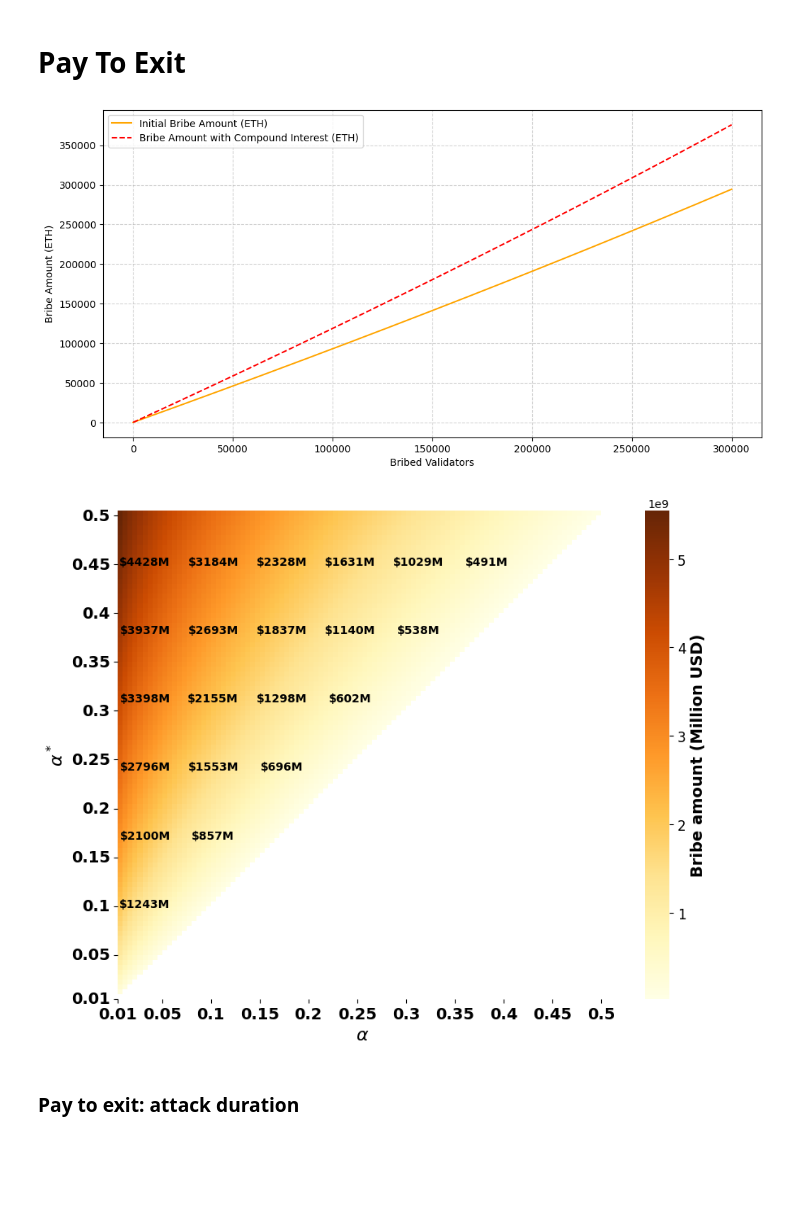
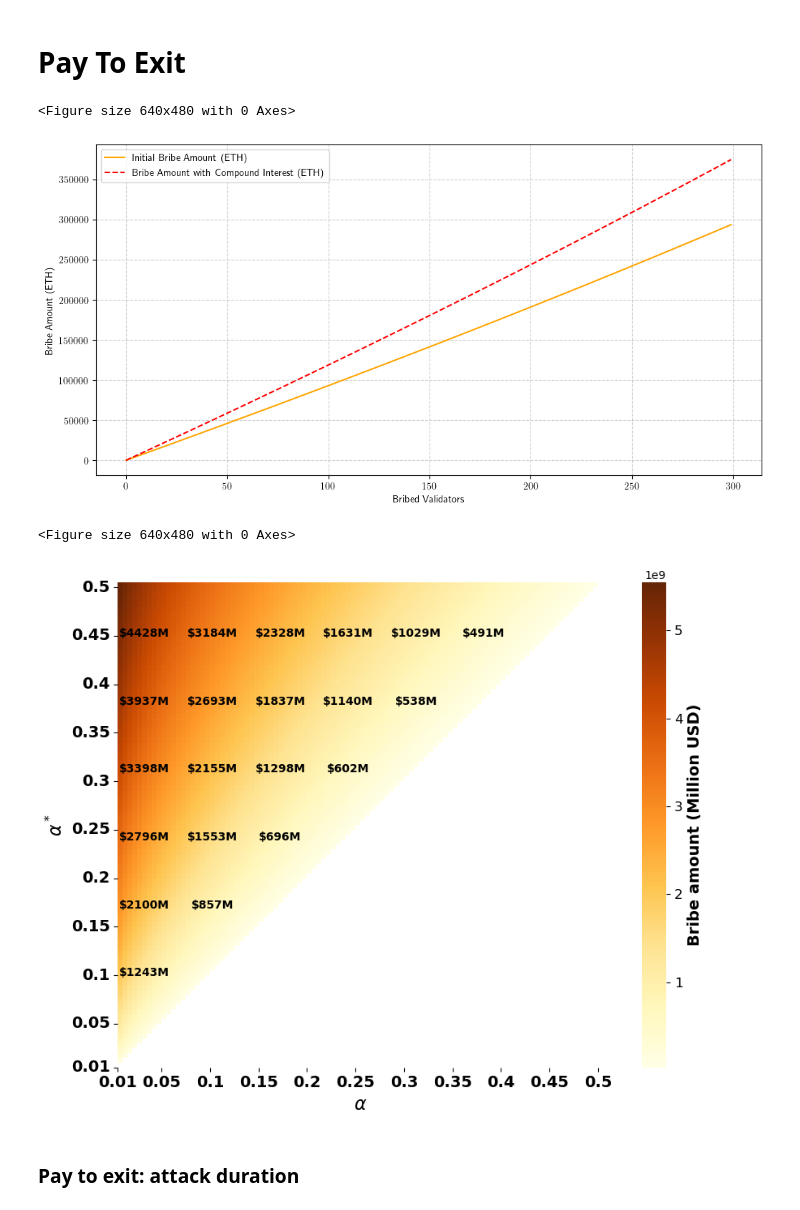
Before and after one commit to 0xSooki/bribery-zoo, a Jupyter notebook: Figures/playground.ipynb, the cells around one changed output. Drawn from its saved outputs; the diff is of its cells as text; code cells hidden in the pictures; blank space fills up the shorter version.

```diff
--- a/Figures/playground.ipynb
+++ b/Figures/playground.ipynb
@@ -77,7 +86,13 @@ for i, beta in enumerate(beta_vals):
 
         if lhs < rhs:
 
-            bribe[i, j] = (beta * (1 - alpha) * noOfValidators * attestation_reward_per_validator / 32)
+            bribe[i, j] = (
+                beta
+                * (1 - alpha)
+                * noOfValidators
+                * attestation_reward_per_validator
+                / 32
+            )
             # bribe[i, j] = L * beta * (1 - alpha) * noOfValidators * attestation_reward_per_validator / 32
 
         # ábrázolni: (1-\alpha) \cdot \beta
@@ -286,7 +310,11 @@ df_same = pd.DataFrame(
 # %%
 import matplotlib
 
-matplotlib.rcParams["text.usetex"] = True
+plt.rcParams.update(
+    {
+        "text.usetex": True,
+    }
+)
 
 fig, ax1 = plt.subplots(1, 1, figsize=(12, 8))
 
@@ -374,3 +418,20 @@ plt.xticks(range(0, 26, 5))
+# %%
+df = pd.read_csv("pay_to_bias_measurements.csv")
+
+plt.rcParams.update(
+    {
+        "text.usetex": True,
+    }
+)
+
+fig = plt.figure(figsize=(1, 1))
+ax = fig.add_axes([0, 0, 5, 5])
+ax.plot(range(2, 32), df["take"], label="takeBribe()")
+ax.plot(range(2, 32), df["offer"], label="offerBribe()")
+ax.set_ylabel(r"\textbf{s}", fontsize=14)
+ax.set_xlabel(r"", fontsize=14)
+plt.legend()
+plt.show()
 # %% [markdown]
 # Pay To Exit
 # %%
@@ -382,34 +443,41 @@ def getAPR(noOfValidators):
     return 2940.21 / math.sqrt(noOfValidators)
 # %%
 noOfBribedValidators = 300000
+
+matplot2tikz.clean_figure()
 
 oneYearRewards = [
     32 * getAPR(i) / 100
     for i in range(noOfValidators, noOfValidators - noOfBribedValidators, -1)
 ]
 bribeAmounts = np.cumsum(oneYearRewards)
+
+step = 1000  # take every 1000th data point
+bribeAmounts = bribeAmounts[::step]
 
 interest_rate = 0.05  # 5% annual interest rate
 years = 5
 
 bribeWithInterest = bribeAmounts * (1 + interest_rate) ** years
 
 plt.figure(figsize=(12, 6))
 plt.plot(bribeAmounts, label="Initial Bribe Amount (ETH)", color="orange")
 plt.plot(
     bribeWithInterest,
     label="Bribe Amount with Compound Interest (ETH)",
     linestyle="--",
     color="red",
 )
 plt.xlabel("Bribed Validators")
 plt.ylabel("Bribe Amount (ETH)")
 plt.legend()
 plt.grid(True, linestyle="--", alpha=0.6)
-#plt.savefig("bls_gas_costs.pdf", format="pdf", bbox_inches="tight")
+# plt.savefig("bls_gas_costs.pdf", format="pdf", bbox_inches="tight")
+matplot2tikz.save("bls_gas_costs.tex")
 plt.show()
 # %% [output]
+<Figure size 640x480 with 0 Axes>
-[figure, old version]
+[figure, new version]
 # %%
 def compute_bribe_cost(alpha, alpha_star):
     if alpha_star < alpha:
@@ -455,6 +526,8 @@ bribe_cost_usd = bribe_cost * eth_usd_rate
 
 vmin = np.nanmin(bribe_cost_usd)
 vmax = np.nanmax(bribe_cost_usd)
+
+matplot2tikz.clean_figure()
 
 plt.figure(figsize=(10, 7))
 ax = sns.heatmap(
@@ -469,13 +542,13 @@ ax = sns.heatmap(
     vmax=vmax,
 )
 
-ax.set_xlabel(r"$\alpha$", fontsize=16, fontweight='bold')
-ax.set_ylabel(r"$\alpha^*$", fontsize=16, fontweight='bold')
+ax.set_xlabel(r"$\alpha$", fontsize=16, fontweight="bold")
+ax.set_ylabel(r"$\alpha^*$", fontsize=16, fontweight="bold")
 
 ax.set_xticks(xticks_idx)
-ax.set_xticklabels(xticks, rotation=0, ha="center", fontsize=14, fontweight='bold')
+ax.set_xticklabels(xticks, rotation=0, ha="center", fontsize=14, fontweight="bold")
 ax.set_yticks(yticks_idx)
-ax.set_yticklabels(yticks, rotation=0, va="center", fontsize=14, fontweight='bold')
+ax.set_yticklabels(yticks, rotation=0, va="center", fontsize=14, fontweight="bold")
 
 ax.invert_yaxis()
 
@@ -484,24 +557,27 @@ for i in range(5, len(alpha_star_vals), 14):
         value = bribe_cost_usd[i, j]
         if not np.isnan(value):
             ax.text(
-                j + 0.5, i + 0.5,
+                j + 0.5,
+                i + 0.5,
                 f"${value/1e6:.0f}M",
-                ha='center',
-                va='center',
+                ha="center",
+                va="center",
                 fontsize=10,
-                fontweight='bold',
-                color='black'
+                fontweight="bold",
+                color="black",
             )
 
 cbar = ax.collections[0].colorbar
 cbar.ax.tick_params(labelsize=12)
-cbar.set_label("Bribe amount (Million USD)", fontsize=14, fontweight='bold')
+cbar.set_label("Bribe amount (Million USD)", fontsize=14, fontweight="bold")
 
 plt.tight_layout()
-plt.savefig("PayToExit_BribeHeatmap.pdf", format="pdf", bbox_inches='tight')
+plt.savefig("PayToExit_BribeHeatmap.pdf", format="pdf", bbox_inches="tight")
+matplot2tikz.save("PayToExit_BribeHeatmap.tex")
 plt.show()
 # %% [output]
+<Figure size 640x480 with 0 Axes>
-[figure, old version]
+[figure, new version]
 # %% [markdown]
 ### Pay to exit: attack duration
 # %%
```
Also changed, not shown: parts of 16 cells of this notebook, 2 other files.
